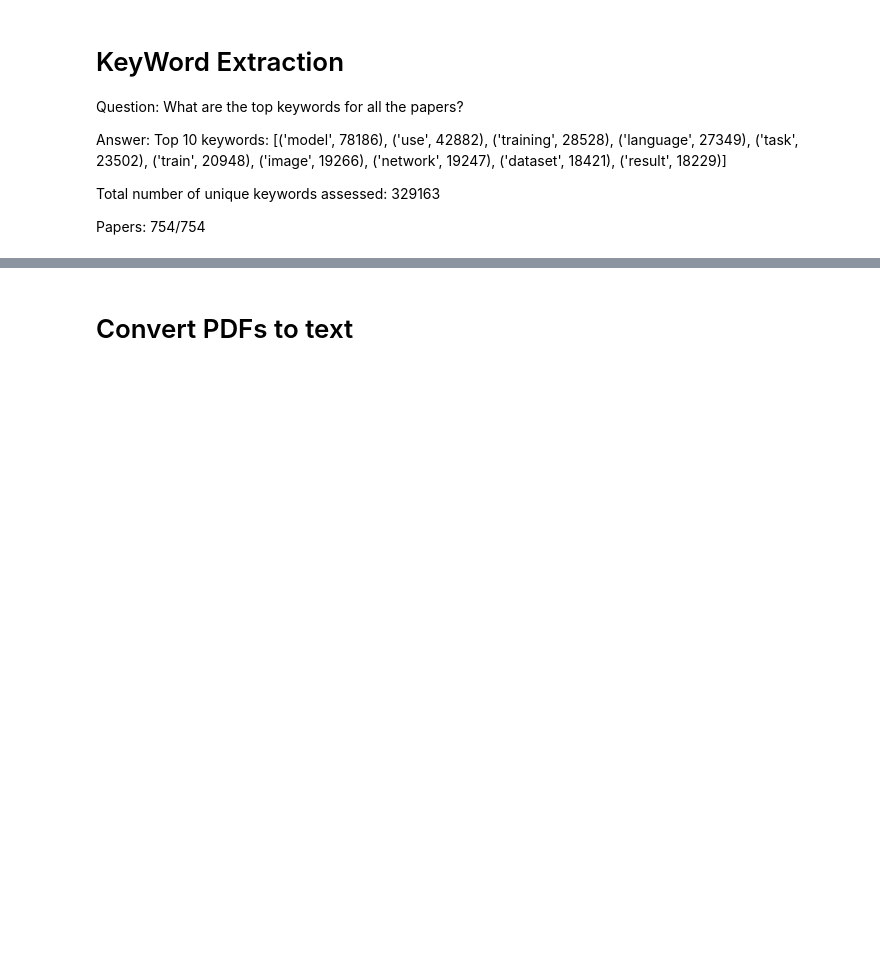
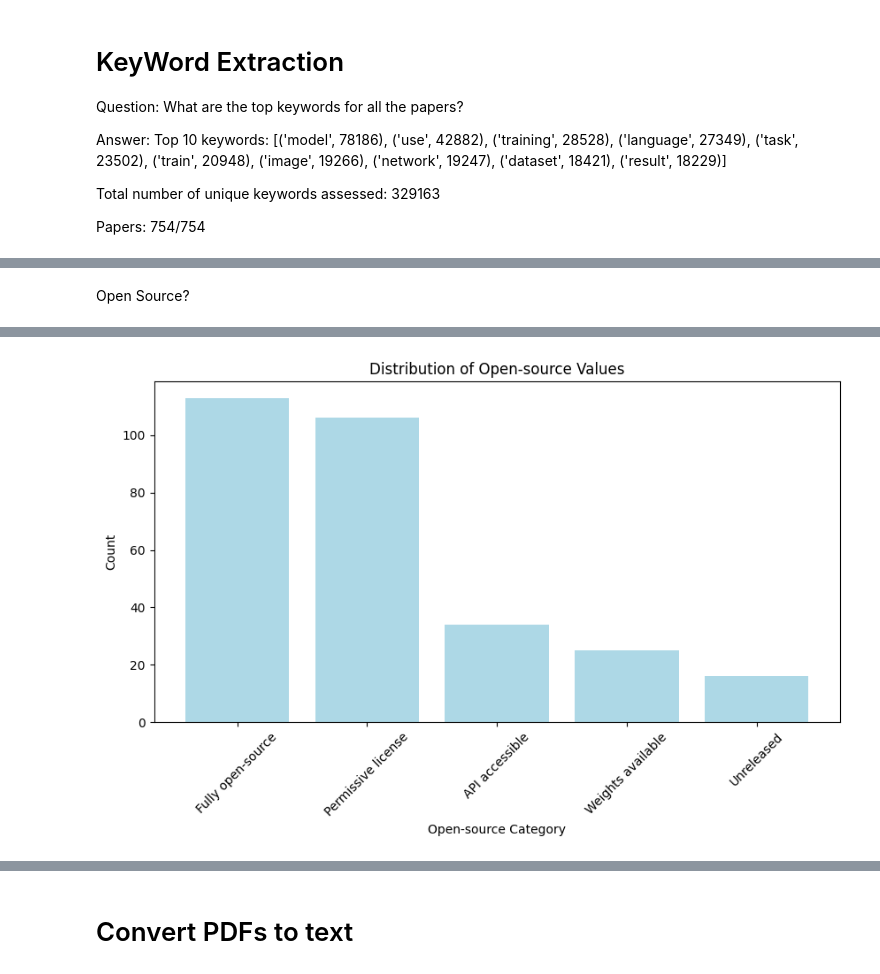
Before and after one commit to atrisovic/citation-study, a Jupyter notebook: Keyword_Extraction.ipynb, the cells around one changed output, grey strips where cells are left out. Drawn from its saved outputs; the diff is of its cells as text; code cells hidden in the pictures; blank space fills up the shorter version.

```diff
--- a/Keyword_Extraction.ipynb
+++ b/Keyword_Extraction.ipynb
@@ -64,0 +195,20 @@ pcd_dataset = pd.read_csv("https://epochai.org/data/epochdb/all_systems.csv")
+# %% [markdown]
+Open Source?
+# %%
+import pandas as pd
+import matplotlib.pyplot as plt
+from collections import Counter
+
+pcd_dataset = pd.read_csv("https://epochai.org/data/epochdb/all_systems.csv")
+
+# counts the unique values in the 'Open-source' column
+open_source_counts = pcd_dataset['Open-source'].value_counts()
+
+plt.figure(figsize=(10, 5))
+plt.bar(open_source_counts.index, open_source_counts.values, color='lightblue')
+plt.xlabel('Open-source Category')
+plt.ylabel('Count')
+plt.title('Distribution of Open-source Values')
+plt.xticks(rotation=45)
+plt.show()
+# %% [output]
@@ -64,0 +232 @@ pcd_dataset = pd.read_csv("https://epochai.org/data/epochdb/all_systems.csv")
+[figure, added]
```
Also changed, not shown: parts of 22 cells of this notebook, 1 other file.
